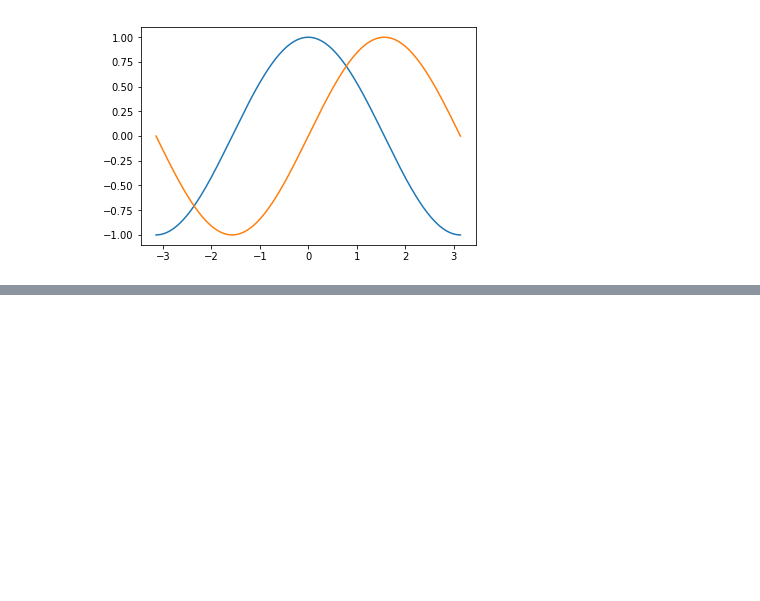
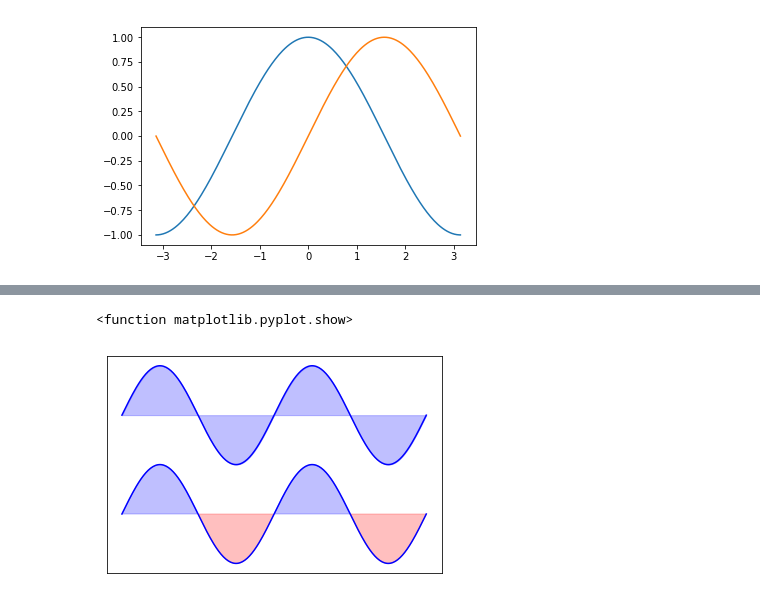
Before and after one commit to JohnHadish/hort503, a Jupyter notebook: Assignment09/Assignment09_1.ipynb, the cells around one changed output, grey strips where cells are left out. Saved outputs shown, nothing was run; the diff lists cells and outputs as text; code cells hidden in the pictures; blank space fills up the shorter version.

```diff
--- a/Assignment09/Assignment09_1.ipynb
+++ b/Assignment09/Assignment09_1.ipynb
@@ -25,0 +108,31 @@ C, S = np.cos(X), np.sin(X)
+# %%
+n = 256
+
+
+X = np.linspace(-np.pi,np.pi,n,endpoint=True)
+Y = np.sin(2*X)
+
+plt.plot (X, Y+1, color='blue', alpha=1.00)
+plt.plot (X, Y-1, color='blue', alpha=1.00)
+
+#This removes the tick marks( and thus labels)
+ax = plt.gca()
+ax.xaxis.set_major_locator(ticker.NullLocator())
+ax.yaxis.set_major_locator(ticker.NullLocator())
+
+
+plt.plot([])
+
+
+q = np.linspace(0,np.pi,n,endpoint=True)
+
+plt.fill_between(X, 1, Y+1, color='blue', alpha=.25)
+
+#I had to peak for this bit
+plt.fill_between(X, -1, Y-1, (Y-1) > -1, color='blue', alpha=.25)
+plt.fill_between(X, -1, Y-1, (Y-1) < -1, color='red', alpha=.25)
+
+plt.show
+# %% [output]
+<function matplotlib.pyplot.show>
+[figure, added]
```
Also changed, not shown: parts of 5 cells of this notebook, 2 other files.
